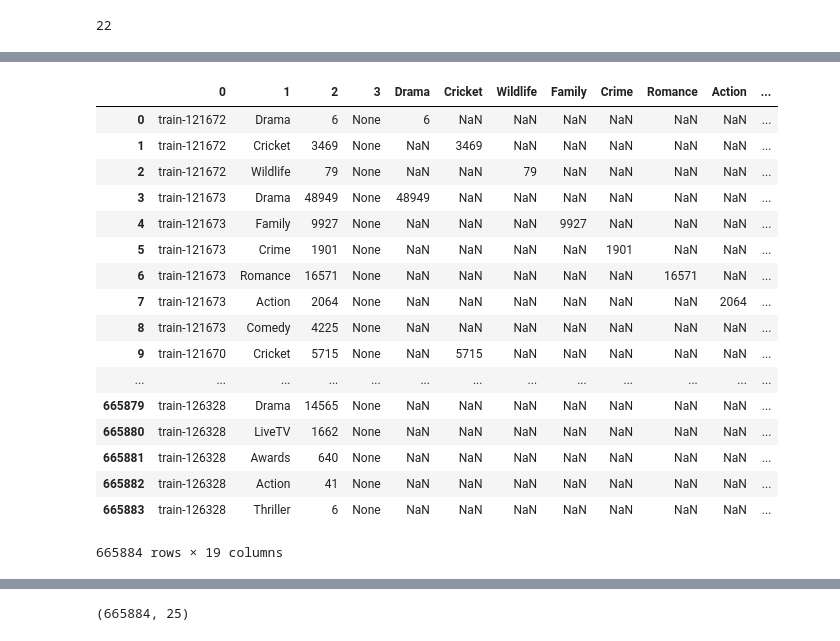
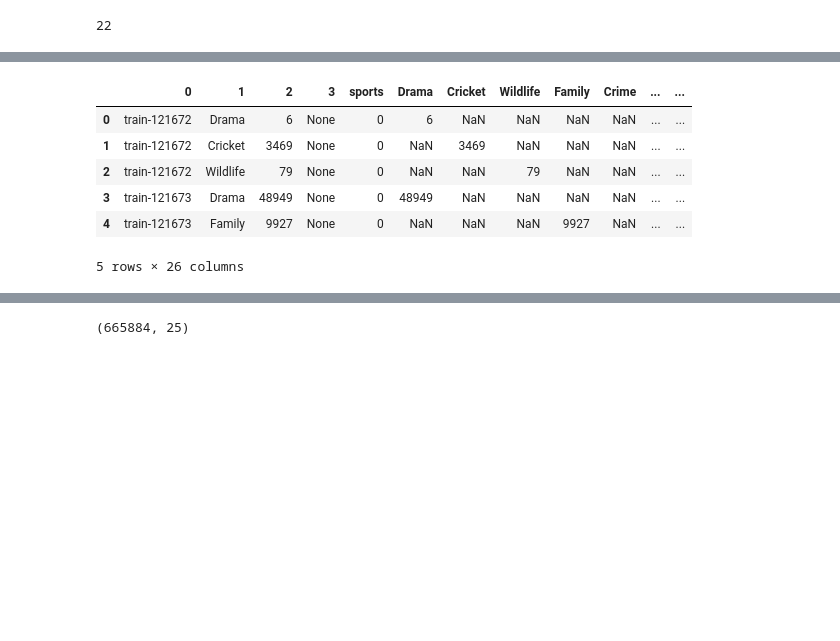
Before and after one commit to iampa1/hotstar, a Jupyter notebook: Hotstar_Genres_split&clean.ipynb, the cells around one changed output, grey strips where cells are left out. Drawn from its saved outputs; the diff is of its cells as text; code cells hidden in the pictures; blank space fills up the shorter version.

```diff
--- a/Hotstar_Genres_split&clean.ipynb
+++ b/Hotstar_Genres_split&clean.ipynb
@@ -67,23 +67,14 @@ Wall time: 2.73 s
+# %%
+df_split_genres['sports']=0
 # %%
-df_split_genres
+df_split_genres.head()
 # %% [output]
-|  | 0 | 1 | 2 | 3 | Drama | Cricket | Wildlife | Family | Crime | Romance | Action | ... |
-| 0 | train-121672 | Drama | 6 | None | 6 | NaN | NaN | NaN | NaN | NaN | NaN | ... |
-| 1 | train-121672 | Cricket | 3469 | None | NaN | 3469 | NaN | NaN | NaN | NaN | NaN | ... |
-| 2 | train-121672 | Wildlife | 79 | None | NaN | NaN | 79 | NaN | NaN | NaN | NaN | ... |
-| 3 | train-121673 | Drama | 48949 | None | 48949 | NaN | NaN | NaN | NaN | NaN | NaN | ... |
-| 4 | train-121673 | Family | 9927 | None | NaN | NaN | NaN | 9927 | NaN | NaN | NaN | ... |
-| 5 | train-121673 | Crime | 1901 | None | NaN | NaN | NaN | NaN | 1901 | NaN | NaN | ... |
-| 6 | train-121673 | Romance | 16571 | None | NaN | NaN | NaN | NaN | NaN | 16571 | NaN | ... |
-| 7 | train-121673 | Action | 2064 | None | NaN | NaN | NaN | NaN | NaN | NaN | 2064 | ... |
-| 8 | train-121673 | Comedy | 4225 | None | NaN | NaN | NaN | NaN | NaN | NaN | NaN | ... |
-| 9 | train-121670 | Cricket | 5715 | None | NaN | 5715 | NaN | NaN | NaN | NaN | NaN | ... |
-| ... | ... | ... | ... | ... | ... | ... | ... | ... | ... | ... | ... | ... |
-| 665879 | train-126328 | Drama | 14565 | None | NaN | NaN | NaN | NaN | NaN | NaN | NaN | ... |
-| 665880 | train-126328 | LiveTV | 1662 | None | NaN | NaN | NaN | NaN | NaN | NaN | NaN | ... |
-| 665881 | train-126328 | Awards | 640 | None | NaN | NaN | NaN | NaN | NaN | NaN | NaN | ... |
-| 665882 | train-126328 | Action | 41 | None | NaN | NaN | NaN | NaN | NaN | NaN | NaN | ... |
-| 665883 | train-126328 | Thriller | 6 | None | NaN | NaN | NaN | NaN | NaN | NaN | NaN | ... |
+|  | 0 | 1 | 2 | 3 | sports | Drama | Cricket | Wildlife | Family | Crime | ... | ... |
+| 0 | train-121672 | Drama | 6 | None | 0 | 6 | NaN | NaN | NaN | NaN | ... | ... |
+| 1 | train-121672 | Cricket | 3469 | None | 0 | NaN | 3469 | NaN | NaN | NaN | ... | ... |
+| 2 | train-121672 | Wildlife | 79 | None | 0 | NaN | NaN | 79 | NaN | NaN | ... | ... |
+| 3 | train-121673 | Drama | 48949 | None | 0 | 48949 | NaN | NaN | NaN | NaN | ... | ... |
+| 4 | train-121673 | Family | 9927 | None | 0 | NaN | NaN | NaN | 9927 | NaN | ... | ... |
-665884 rows × 19 columns
+5 rows × 26 columns
 # %%
 %%time
```
Also changed, not shown: parts of 12 cells of this notebook, 1 other file.
